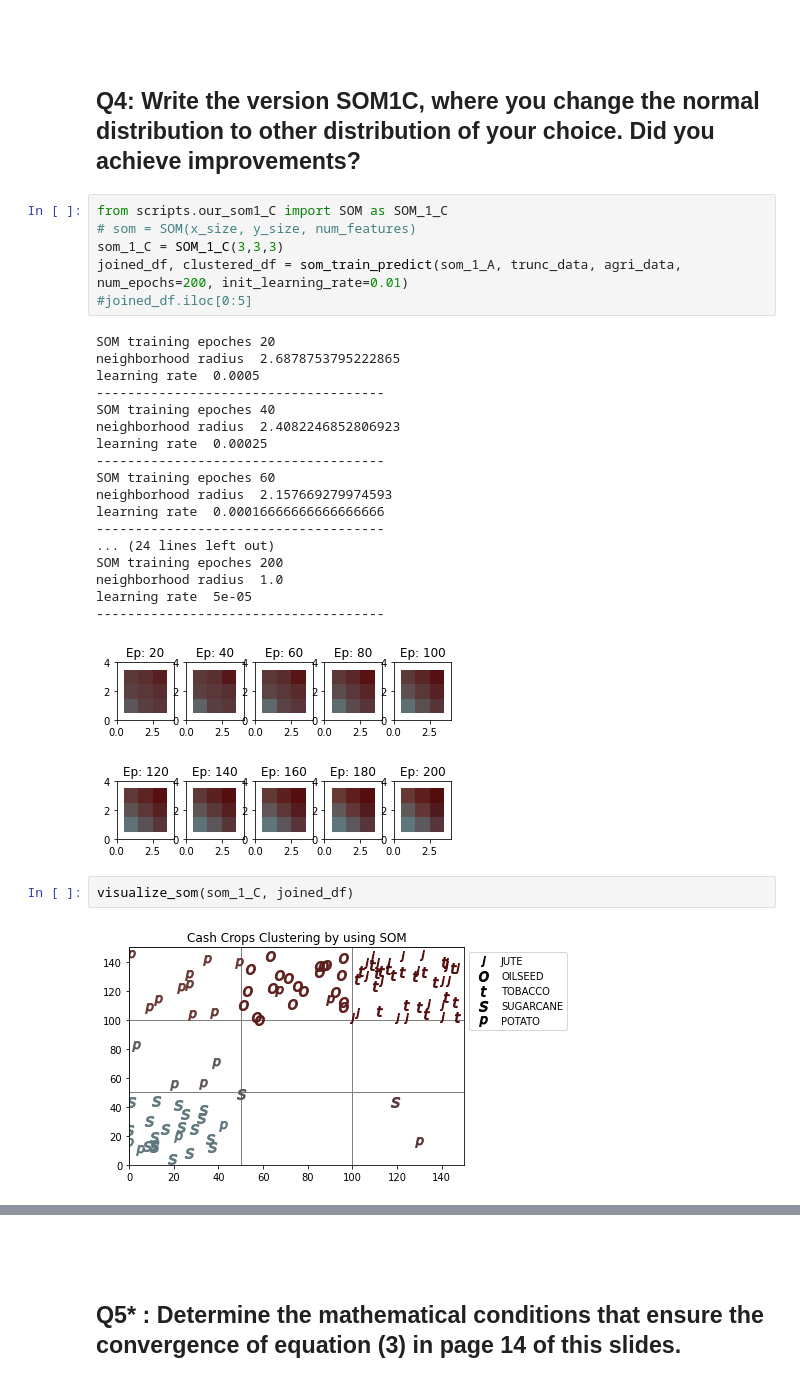
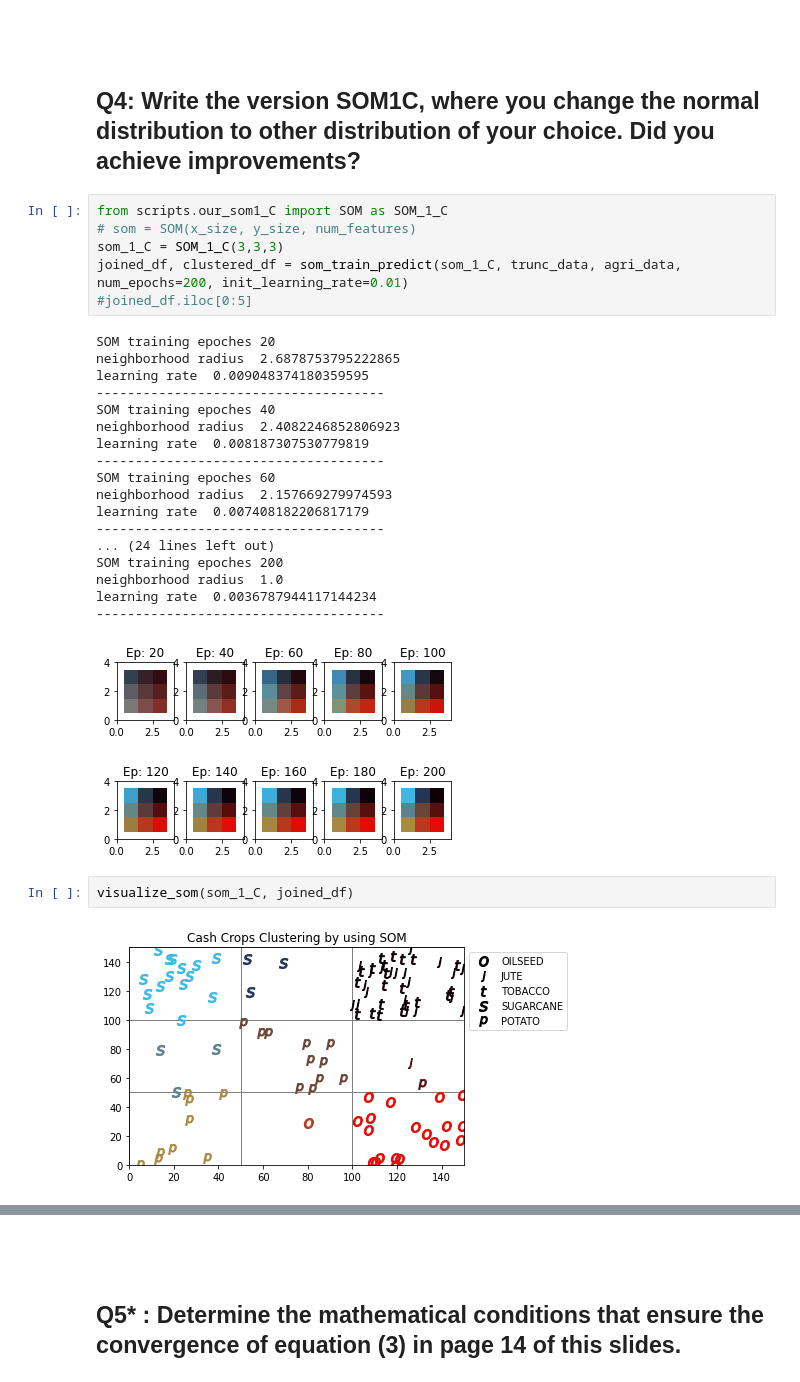
Before and after one commit to gundruke/TMBD-project-3, a Jupyter notebook: Answers.ipynb, the cells around one changed output, grey strips where cells are left out. Cells and saved outputs as stored; diff of their text form.

```diff
--- a/Answers.ipynb
+++ b/Answers.ipynb
@@ -226,32 +219,32 @@ quantization_error_test(trunc_data, cd)
 # %%
 from scripts.our_som1_C import SOM as SOM_1_C
 # som = SOM(x_size, y_size, num_features)
 som_1_C = SOM_1_C(3,3,3)
-joined_df, clustered_df = som_train_predict(som_1_A, trunc_data, agri_data, num_epochs=200, init_learning_rate=0.01)
+joined_df, clustered_df = som_train_predict(som_1_C, trunc_data, agri_data, num_epochs=200, init_learning_rate=0.01)
 #joined_df.iloc[0:5]
 # %% [output]
 SOM training epoches 20
 neighborhood radius  2.6878753795222865
-learning rate  0.0005
+learning rate  0.009048374180359595
 -------------------------------------
 SOM training epoches 40
 neighborhood radius  2.4082246852806923
-learning rate  0.00025
+learning rate  0.008187307530779819
 -------------------------------------
 SOM training epoches 60
 neighborhood radius  2.157669279974593
-learning rate  0.00016666666666666666
+learning rate  0.007408182206817179
 -------------------------------------
 ... (24 lines left out)
 SOM training epoches 200
 neighborhood radius  1.0
-learning rate  5e-05
+learning rate  0.0036787944117144234
 -------------------------------------
-[figure, old version]
+[figure, new version]
 # %%
 visualize_som(som_1_C, joined_df)
 # %% [output]
-[figure, old version]
+[figure, new version]
 # %%
 cd = pd.DataFrame(clustered_df['bmu'].apply(lambda x: x[0].tolist()), index = trunc_data.index)
 cd = cd.bmu.apply(list).apply(pd.Series).astype(float)
```
Also changed, not shown: parts of 24 cells of this notebook, 3 other files.
